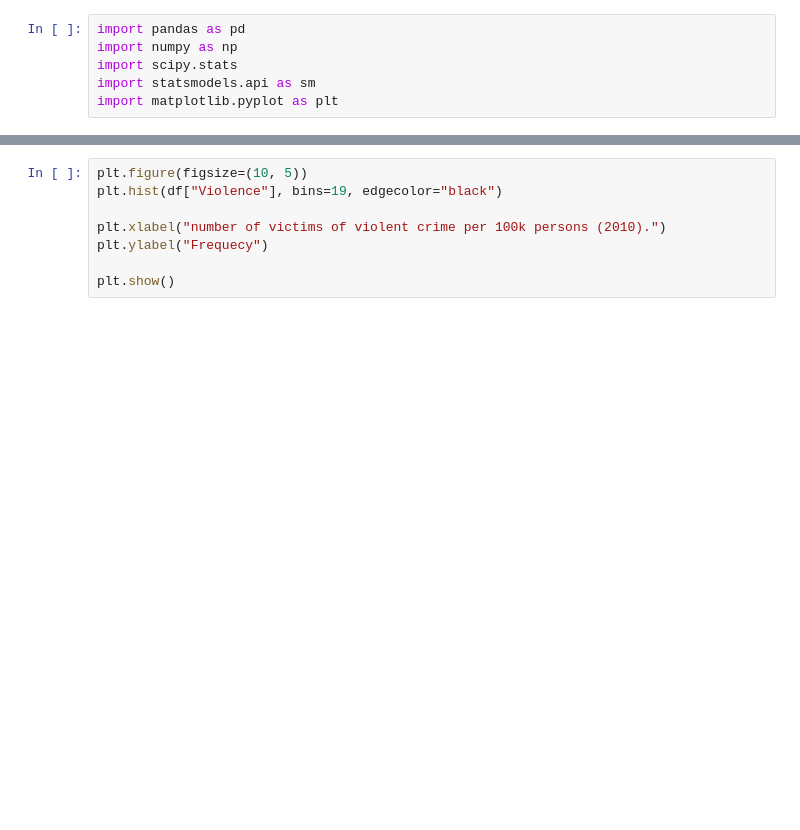
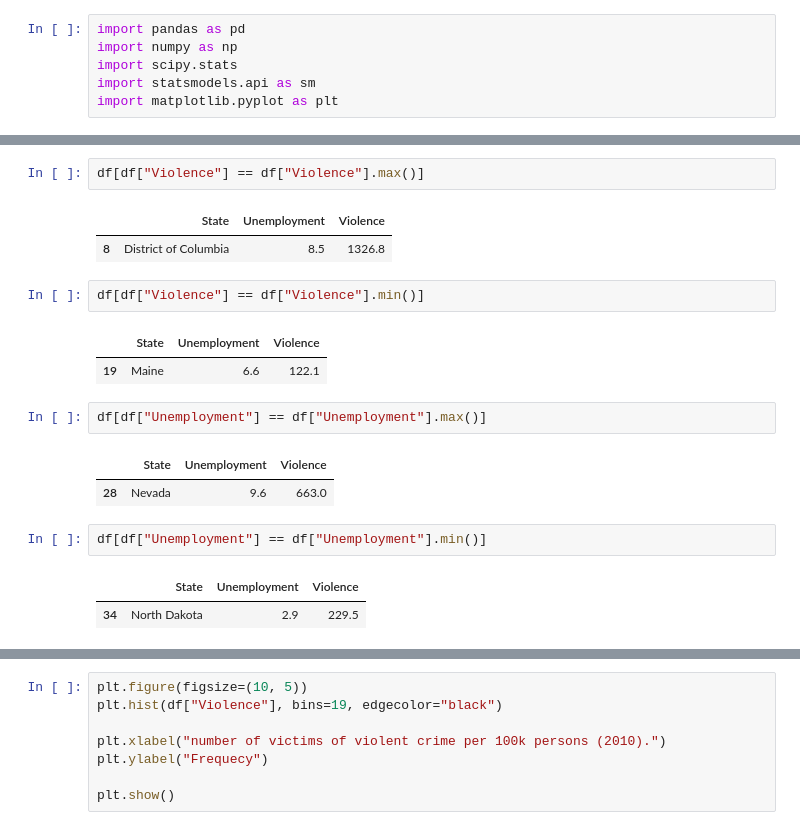
Before and after one commit to tomdoris/Econometrics_Problem-Set-1, a Jupyter notebook: Econometrics undergrad course_Problem set 1.ipynb, the cells around one changed output, grey strips where cells are left out. Cells and saved outputs as stored; diff of their text form; blank space fills up the shorter version.

```diff
--- a/Econometrics undergrad course_Problem set 1.ipynb
+++ b/Econometrics undergrad course_Problem set 1.ipynb
@@ -23,0 +38,20 @@ df.head()
+# %%
+df[df["Violence"] == df["Violence"].max()]
+# %% [output]
+|  | State | Unemployment | Violence |
+| 8 | District of Columbia | 8.5 | 1326.8 |
+# %%
+df[df["Violence"] == df["Violence"].min()]
+# %% [output]
+|  | State | Unemployment | Violence |
+| 19 | Maine | 6.6 | 122.1 |
+# %%
+df[df["Unemployment"] == df["Unemployment"].max()]
+# %% [output]
+|  | State | Unemployment | Violence |
+| 28 | Nevada | 9.6 | 663.0 |
+# %%
+df[df["Unemployment"] == df["Unemployment"].min()]
+# %% [output]
+|  | State | Unemployment | Violence |
+| 34 | North Dakota | 2.9 | 229.5 |
```
Also changed, not shown: parts of 14 cells of this notebook.
